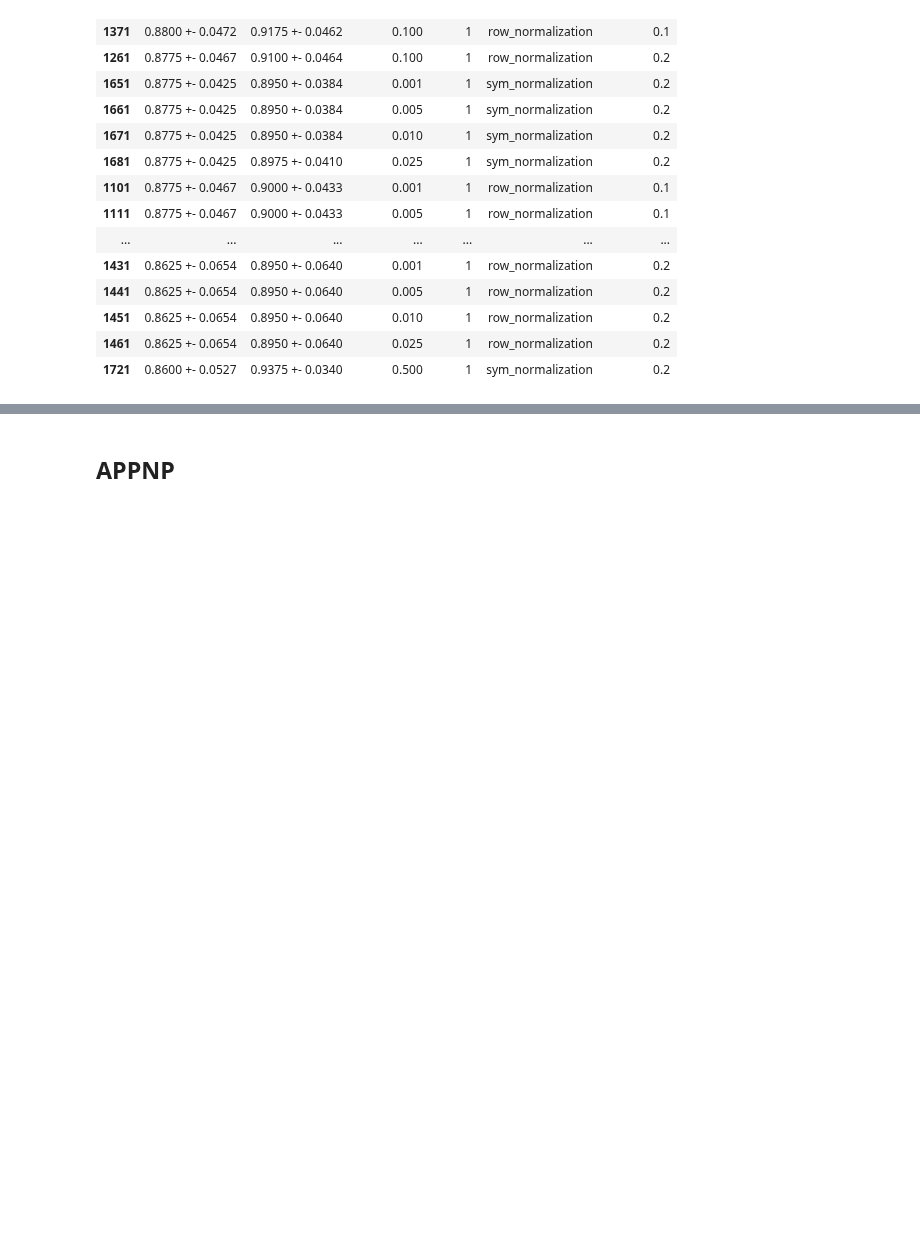
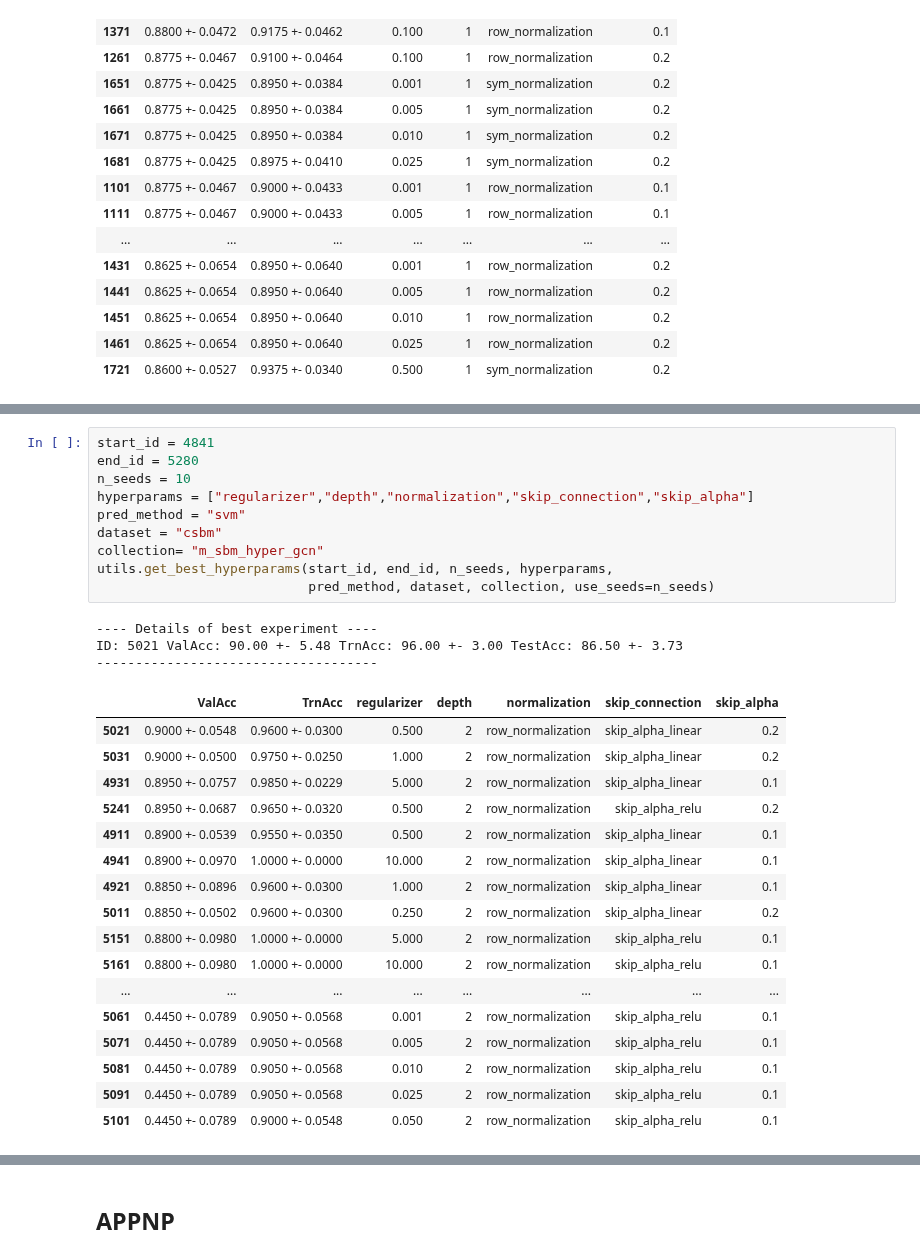
Before and after one commit to saper0/qpcert, a Jupyter notebook: notebooks/hyperparams/sbm.ipynb, the cells around one changed output, grey strips where cells are left out. Saved outputs shown, nothing was run; the diff lists cells and outputs as text; blank space fills up the shorter version.

```diff
--- a/notebooks/hyperparams/sbm.ipynb
+++ b/notebooks/hyperparams/sbm.ipynb
@@ -655,0 +1170,31 @@ ID: 1151 ValAcc: 89.25 +- 4.88 TrnAcc: 90.50 +- 4.15 TestAcc: 86.94 +- 2.40
+# %%
+start_id = 4841
+end_id = 5280
+n_seeds = 10
+hyperparams = ["regularizer","depth","normalization","skip_connection","skip_alpha"]
+pred_method = "svm"
+dataset = "csbm"
+collection= "m_sbm_hyper_gcn"
+utils.get_best_hyperparams(start_id, end_id, n_seeds, hyperparams,
+                           pred_method, dataset, collection, use_seeds=n_seeds)
+# %% [output]
+---- Details of best experiment ----
+ID: 5021 ValAcc: 90.00 +- 5.48 TrnAcc: 96.00 +- 3.00 TestAcc: 86.50 +- 3.73
+------------------------------------
+|  | ValAcc | TrnAcc | regularizer | depth | normalization | skip_connection | skip_alpha |
+| 5021 | 0.9000 +- 0.0548 | 0.9600 +- 0.0300 | 0.500 | 2 | row_normalization | skip_alpha_linear | 0.2 |
+| 5031 | 0.9000 +- 0.0500 | 0.9750 +- 0.0250 | 1.000 | 2 | row_normalization | skip_alpha_linear | 0.2 |
+| 4931 | 0.8950 +- 0.0757 | 0.9850 +- 0.0229 | 5.000 | 2 | row_normalization | skip_alpha_linear | 0.1 |
+| 5241 | 0.8950 +- 0.0687 | 0.9650 +- 0.0320 | 0.500 | 2 | row_normalization | skip_alpha_relu | 0.2 |
+| 4911 | 0.8900 +- 0.0539 | 0.9550 +- 0.0350 | 0.500 | 2 | row_normalization | skip_alpha_linear | 0.1 |
+| 4941 | 0.8900 +- 0.0970 | 1.0000 +- 0.0000 | 10.000 | 2 | row_normalization | skip_alpha_linear | 0.1 |
+| 4921 | 0.8850 +- 0.0896 | 0.9600 +- 0.0300 | 1.000 | 2 | row_normalization | skip_alpha_linear | 0.1 |
+| 5011 | 0.8850 +- 0.0502 | 0.9600 +- 0.0300 | 0.250 | 2 | row_normalization | skip_alpha_linear | 0.2 |
+| 5151 | 0.8800 +- 0.0980 | 1.0000 +- 0.0000 | 5.000 | 2 | row_normalization | skip_alpha_relu | 0.1 |
+| 5161 | 0.8800 +- 0.0980 | 1.0000 +- 0.0000 | 10.000 | 2 | row_normalization | skip_alpha_relu | 0.1 |
+| ... | ... | ... | ... | ... | ... | ... | ... |
+| 5061 | 0.4450 +- 0.0789 | 0.9050 +- 0.0568 | 0.001 | 2 | row_normalization | skip_alpha_relu | 0.1 |
+| 5071 | 0.4450 +- 0.0789 | 0.9050 +- 0.0568 | 0.005 | 2 | row_normalization | skip_alpha_relu | 0.1 |
+| 5081 | 0.4450 +- 0.0789 | 0.9050 +- 0.0568 | 0.010 | 2 | row_normalization | skip_alpha_relu | 0.1 |
+| 5091 | 0.4450 +- 0.0789 | 0.9050 +- 0.0568 | 0.025 | 2 | row_normalization | skip_alpha_relu | 0.1 |
+| 5101 | 0.4450 +- 0.0789 | 0.9000 +- 0.0548 | 0.050 | 2 | row_normalization | skip_alpha_relu | 0.1 |
```
Also changed, not shown: parts of 34 cells of this notebook, 10 other files.
